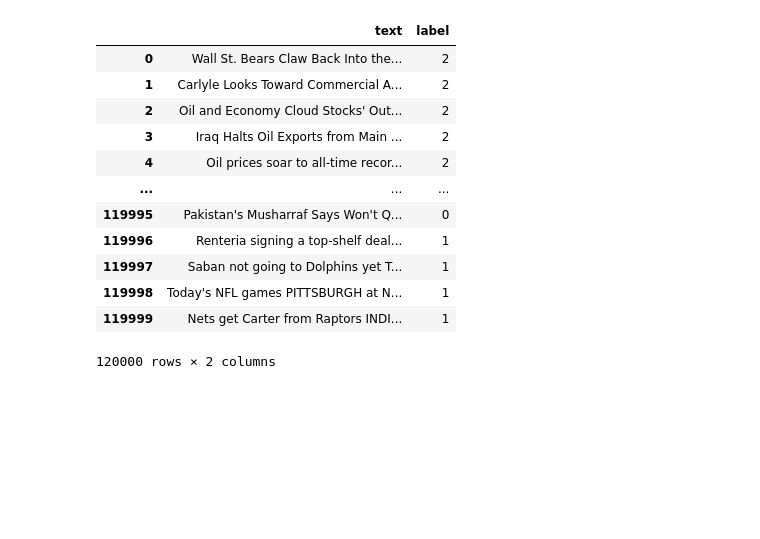
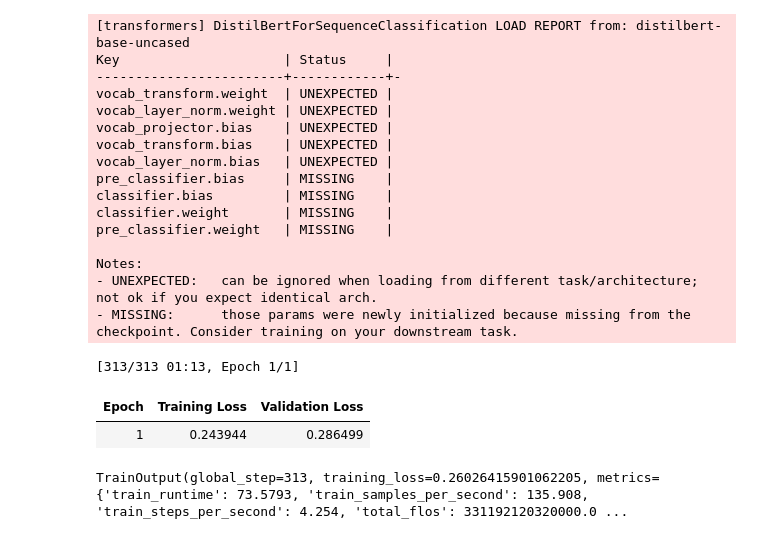
Before and after one commit to Ferdy1G/HCAI-PBL, a Jupyter notebook: experimentation/project3.ipynb, the cells around one changed output. Drawn from its saved outputs; the diff is of its cells as text; code cells hidden in the pictures; blank space fills up the shorter version.

Commit message:
project 3 experiments

```diff
--- a/experimentation/project3.ipynb
+++ b/experimentation/project3.ipynb
@@ -10,4 +28,12 @@ df = pd.read_parquet("hf://datasets/fancyzhx/ag_news/" + splits["train"])
 # %%
-df_test = pd.read_parquet("hf://datasets/fancyzhx/ag_news/" + splits["test"])
+tokenizer = AutoTokenizer.from_pretrained("distilbert-base-uncased")
 # %%
-df_test
+def tokenize_function(examples):
+    return tokenizer(
+        examples["text"],
+        padding="max_length",
+        truncation=True,
+        max_length=128
+    )
+
+tokenized_datasets = dataset.map(tokenize_function, batched=True)
@@ -28,16 +40,47 @@ df_test
 # %%
-df
+model = AutoModelForSequenceClassification.from_pretrained(
+    "distilbert-base-uncased",
+    num_labels=4
+)
 # %% [output]
-|  | text | label |
-| 0 | Wall St. Bears Claw Back Into the... | 2 |
-| 1 | Carlyle Looks Toward Commercial A... | 2 |
-| 2 | Oil and Economy Cloud Stocks' Out... | 2 |
-| 3 | Iraq Halts Oil Exports from Main ... | 2 |
-| 4 | Oil prices soar to all-time recor... | 2 |
-| ... | ... | ... |
-| 119995 | Pakistan's Musharraf Says Won't Q... | 0 |
-| 119996 | Renteria signing a top-shelf deal... | 1 |
-| 119997 | Saban not going to Dolphins yet T... | 1 |
-| 119998 | Today's NFL games PITTSBURGH at N... | 1 |
-| 119999 | Nets get Carter from Raptors INDI... | 1 |
-120000 rows × 2 columns
+[transformers] DistilBertForSequenceClassification LOAD REPORT from: distilbert-base-uncased
+Key                     | Status     |
+------------------------+------------+-
+vocab_transform.weight  | UNEXPECTED |
+vocab_layer_norm.weight | UNEXPECTED |
+vocab_projector.bias    | UNEXPECTED |
+vocab_transform.bias    | UNEXPECTED |
+vocab_layer_norm.bias   | UNEXPECTED |
+pre_classifier.bias     | MISSING    |
+classifier.bias         | MISSING    |
+classifier.weight       | MISSING    |
+pre_classifier.weight   | MISSING    |
+
+Notes:
+- UNEXPECTED:   can be ignored when loading from different task/architecture; not ok if you expect identical arch.
+- MISSING:      those params were newly initialized because missing from the checkpoint. Consider training on your downstream task.
+# %%
+training_args = TrainingArguments(
+    output_dir="./results",
+    num_train_epochs=3,
+    per_device_train_batch_size=32,
+    per_device_eval_batch_size=64,
+    eval_strategy="epoch",
+    save_strategy="epoch",
+    learning_rate=2e-5,
+    logging_steps=100,
+)
+
+trainer = Trainer(
+    model=model,
+    args=training_args,
+    train_dataset=tokenized_datasets["train"], # Sample down if GPU memory/time is limited
+    eval_dataset=tokenized_datasets["test"],
+)
+# %%
+trainer.train()
+# %% [output]
+[313/313 01:13, Epoch 1/1]
+| Epoch | Training Loss | Validation Loss |
+| 1 | 0.243944 | 0.286499 |
+TrainOutput(global_step=313, training_loss=0.26026415901062205, metrics={'train_runtime': 73.5793, 'train_samples_per_second': 135.908, 'train_steps_per_second': 4.254, 'total_flos': 331192120320000.0 ...
```
Also changed, not shown: parts of 19 cells of this notebook, 2 other files.
